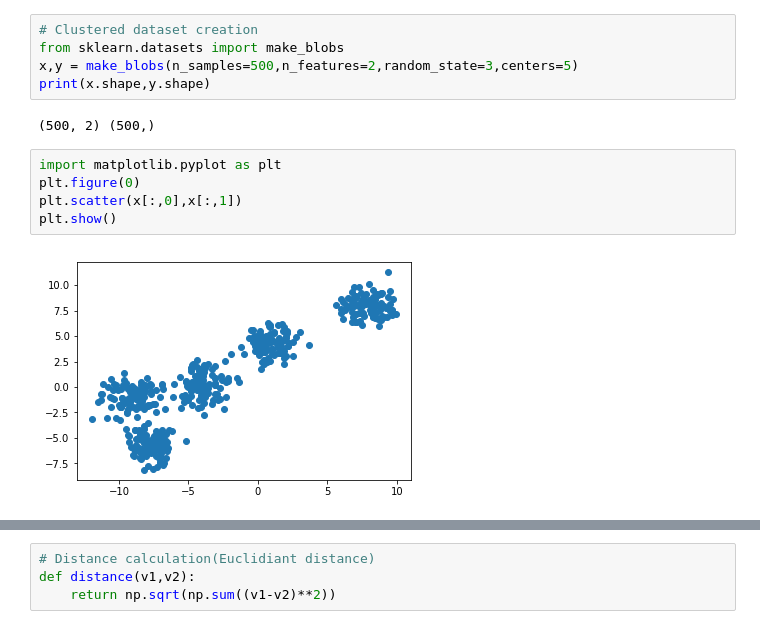
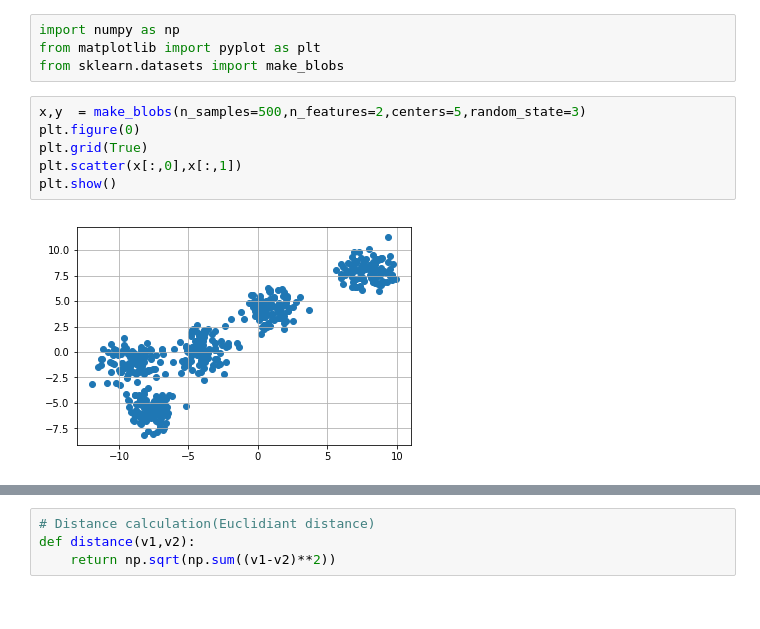
Before and after one commit to anishchandak7/Machine_learning, a Jupyter notebook: K-mean_clustering/K-mean_implementation.ipynb, the cells around one changed output, grey strips where cells are left out. Cells and saved outputs as stored; diff of their text form.

```diff
--- a/K-mean_clustering/K-mean_implementation.ipynb
+++ b/K-mean_clustering/K-mean_implementation.ipynb
@@ -1,17 +1,15 @@
-# %%
-# Clustered dataset creation
-from sklearn.datasets import make_blobs
-x,y = make_blobs(n_samples=500,n_features=2,random_state=3,centers=5)
-print(x.shape,y.shape)
-# %% [output]
-(500, 2) (500,)
+# %%
+import numpy as np
+from matplotlib import pyplot as plt
+from sklearn.datasets import make_blobs
 # %%
-import matplotlib.pyplot as plt
+x,y  = make_blobs(n_samples=500,n_features=2,centers=5,random_state=3)
 plt.figure(0)
+plt.grid(True)
 plt.scatter(x[:,0],x[:,1])
 plt.show()
 # %% [output]
-[figure, old version]
+[figure, new version]
 # %%
 # We can observe that -10<x<10 and -10.0 < y < 10
 # Initialize the centers
```
Also changed, not shown: parts of 11 cells of this notebook, 1 other file.
